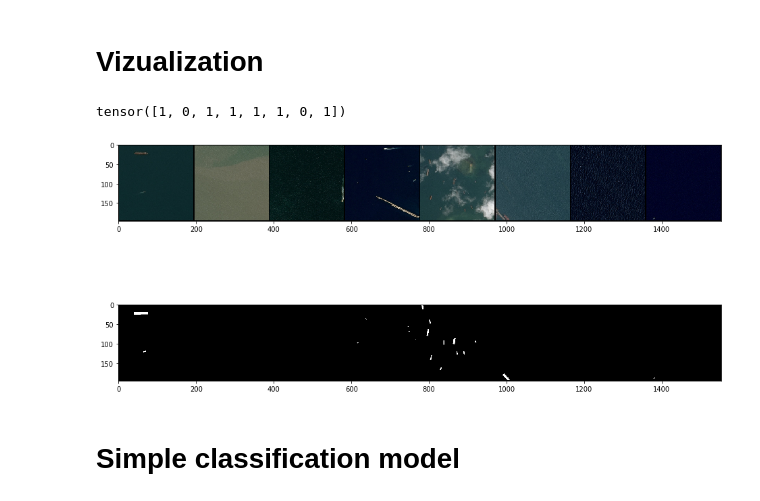
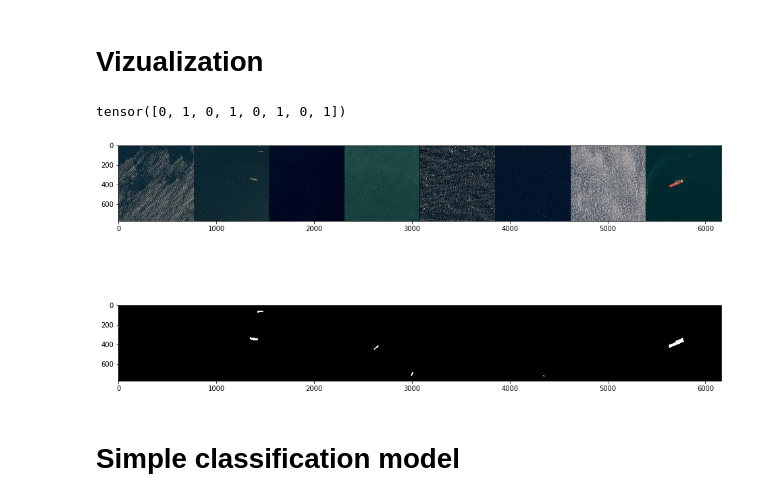
Before and after one commit to mozzhorin/ML-PR18, a Jupyter notebook: simple_classifier.ipynb, the cells around one changed output. Saved outputs shown, nothing was run; the diff lists cells and outputs as text; code cells hidden in the pictures.

```diff
--- a/simple_classifier.ipynb
+++ b/simple_classifier.ipynb
@@ -39,24 +39,24 @@ device = torch.device("cuda:0" if torch.cuda.is_available() else "cpu")
 # %% [markdown]
 # Vizualization
 # %%
-airimg = pp.AirbusDS(path, aug=True, resize_factor=4, mode='train')
+airimg = pp.AirbusDS(path, aug=True, resize_factor=1, empty_frac=0.3, test_size=0.1)
+airimg_train, airimg_val = airimg.get_ds()
 # Use the torch dataloader to iterate through the dataset
-loader = D.DataLoader(airimg, batch_size=8, shuffle=True, num_workers=0)
+trainloader = D.DataLoader(airimg_train, batch_size=8, shuffle=True, num_workers=0)
 
-# get some images
-dataiter = iter(loader)
+dataiter = iter(trainloader)
 images, masks, labels = dataiter.next()
 
 # show images
 plt.figure(figsize=(16,8))
 plt.subplot(211)
 pp.imshow(torchvision.utils.make_grid(images))
 plt.subplot(212)
 pp.imshow(torchvision.utils.make_grid(masks))
 print(labels)
 # %% [output]
-tensor([1, 0, 1, 1, 1, 1, 0, 1])
+tensor([0, 1, 0, 1, 0, 1, 0, 1])
-[figure, old version]
+[figure, new version]
 # %% [markdown]
 # Simple classification model
 # %%
```
Also changed, not shown: parts of 6 cells of this notebook, 1 other file.
